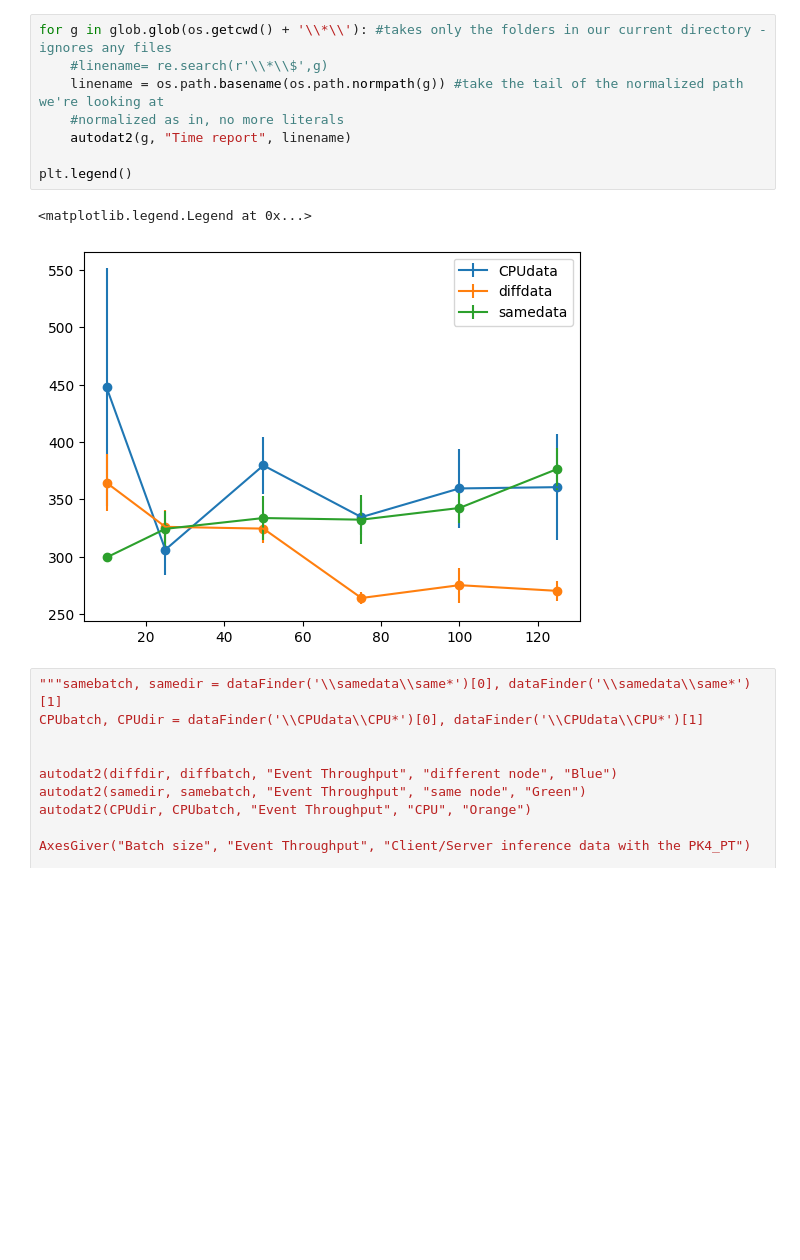
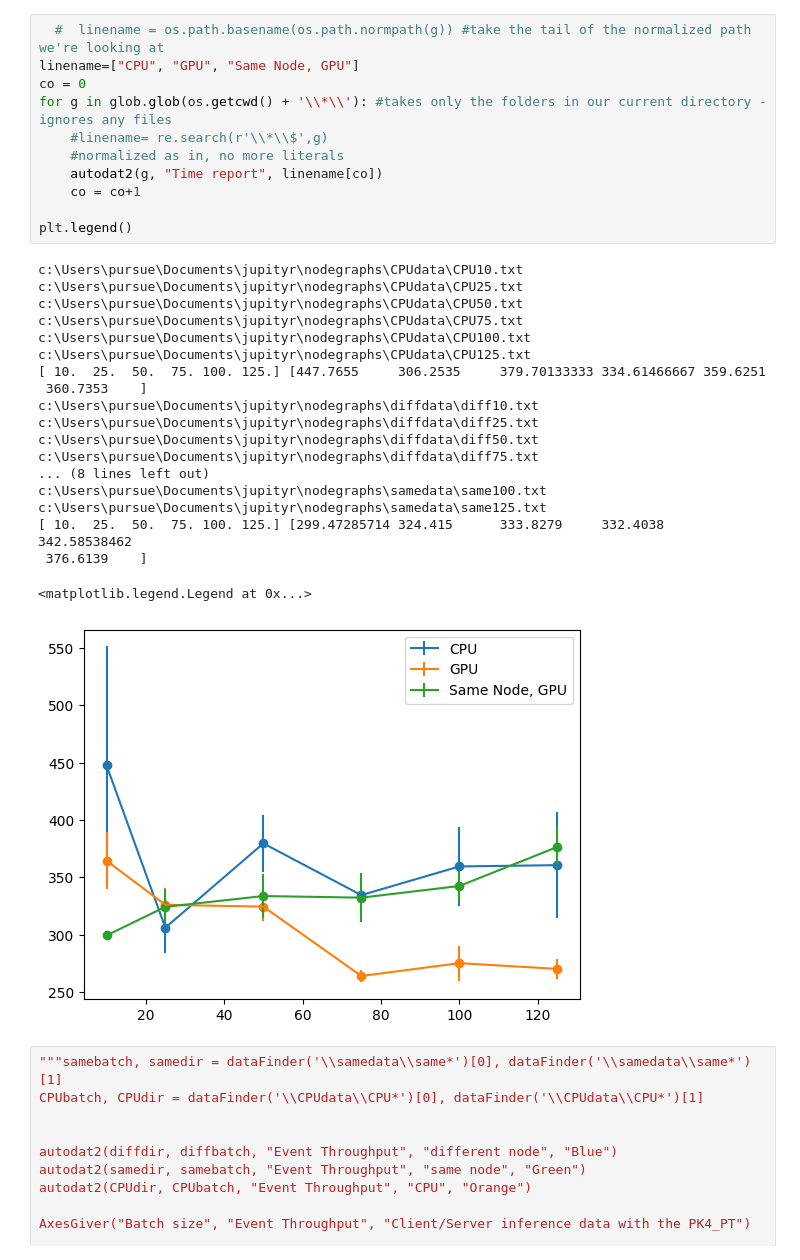
Before and after one commit to hdgreen14/uscms-purdue-sw, a Jupyter notebook: nodegraphs/graph(1).ipynb, the cells around one changed output. Cells and saved outputs as stored; diff of their text form; blank space fills up the shorter version.

```diff
--- a/nodegraphs/graph(1).ipynb
+++ b/nodegraphs/graph(1).ipynb
@@ -109,16 +108,36 @@ def getValue(filename:str, yPara, CPU=None):
         #yval = np.average(yval)
         return yval
 # %%
+  #  linename = os.path.basename(os.path.normpath(g)) #take the tail of the normalized path we're looking at
+linename=["CPU", "GPU", "Same Node, GPU"]
+co = 0
 for g in glob.glob(os.getcwd() + '\\*\\'): #takes only the folders in our current directory - ignores any files
     #linename= re.search(r'\\*\\$',g)
-    linename = os.path.basename(os.path.normpath(g)) #take the tail of the normalized path we're looking at
     #normalized as in, no more literals
-    autodat2(g, "Time report", linename)
+    autodat2(g, "Time report", linename[co])
+    co = co+1
 
 plt.legend()
 # %% [output]
-<matplotlib.legend.Legend at 0x...>
+c:\Users\pursue\Documents\jupityr\nodegraphs\CPUdata\CPU10.txt
+c:\Users\pursue\Documents\jupityr\nodegraphs\CPUdata\CPU25.txt
+c:\Users\pursue\Documents\jupityr\nodegraphs\CPUdata\CPU50.txt
+c:\Users\pursue\Documents\jupityr\nodegraphs\CPUdata\CPU75.txt
+c:\Users\pursue\Documents\jupityr\nodegraphs\CPUdata\CPU100.txt
+c:\Users\pursue\Documents\jupityr\nodegraphs\CPUdata\CPU125.txt
+[ 10.  25.  50.  75. 100. 125.] [447.7655     306.2535     379.70133333 334.61466667 359.6251
+ 360.7353    ]
+c:\Users\pursue\Documents\jupityr\nodegraphs\diffdata\diff10.txt
+c:\Users\pursue\Documents\jupityr\nodegraphs\diffdata\diff25.txt
+c:\Users\pursue\Documents\jupityr\nodegraphs\diffdata\diff50.txt
+c:\Users\pursue\Documents\jupityr\nodegraphs\diffdata\diff75.txt
+... (8 lines left out)
+c:\Users\pursue\Documents\jupityr\nodegraphs\samedata\same100.txt
+c:\Users\pursue\Documents\jupityr\nodegraphs\samedata\same125.txt
+[ 10.  25.  50.  75. 100. 125.] [299.47285714 324.415      333.8279     332.4038     342.58538462
+ 376.6139    ]
+<matplotlib.legend.Legend at 0x...>
-[figure, old version]
+[figure, new version]
 # %%
 """samebatch, samedir = dataFinder('\\samedata\\same*')[0], dataFinder('\\samedata\\same*')[1]
 CPUbatch, CPUdir = dataFinder('\\CPUdata\\CPU*')[0], dataFinder('\\CPUdata\\CPU*')[1]
```
Also changed, not shown: parts of 2 cells of this notebook.
